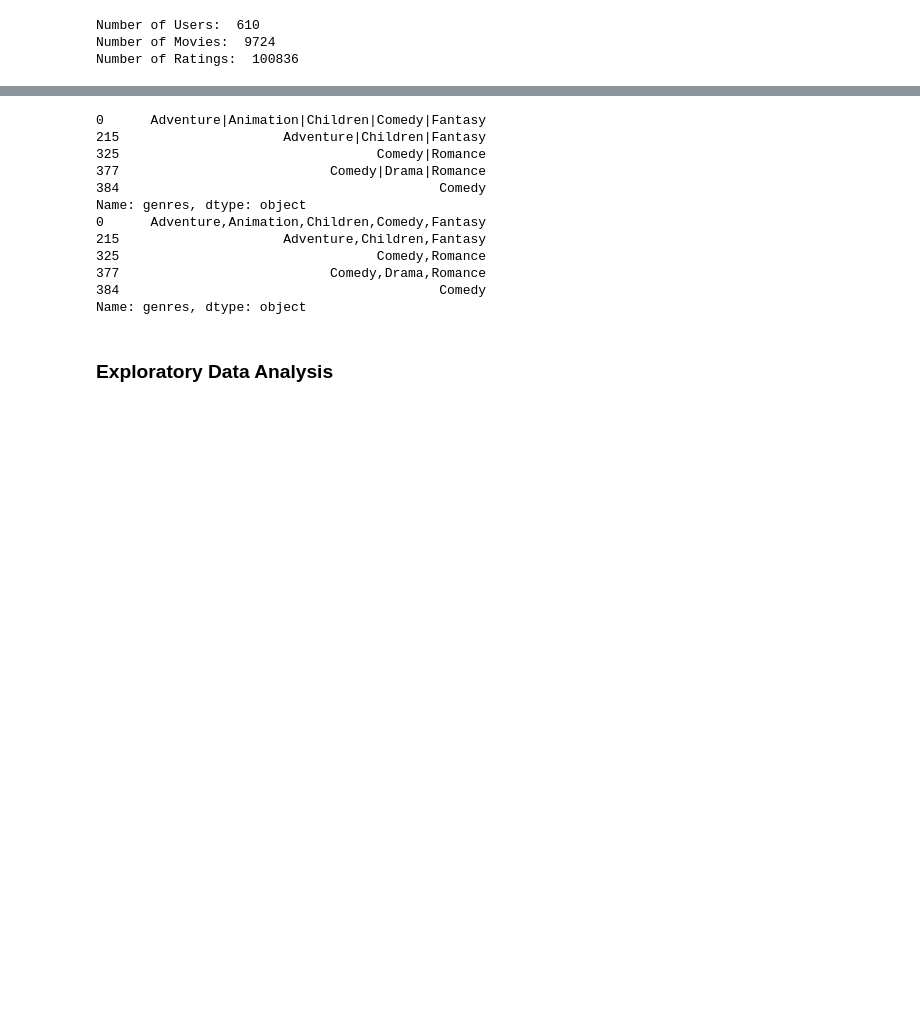
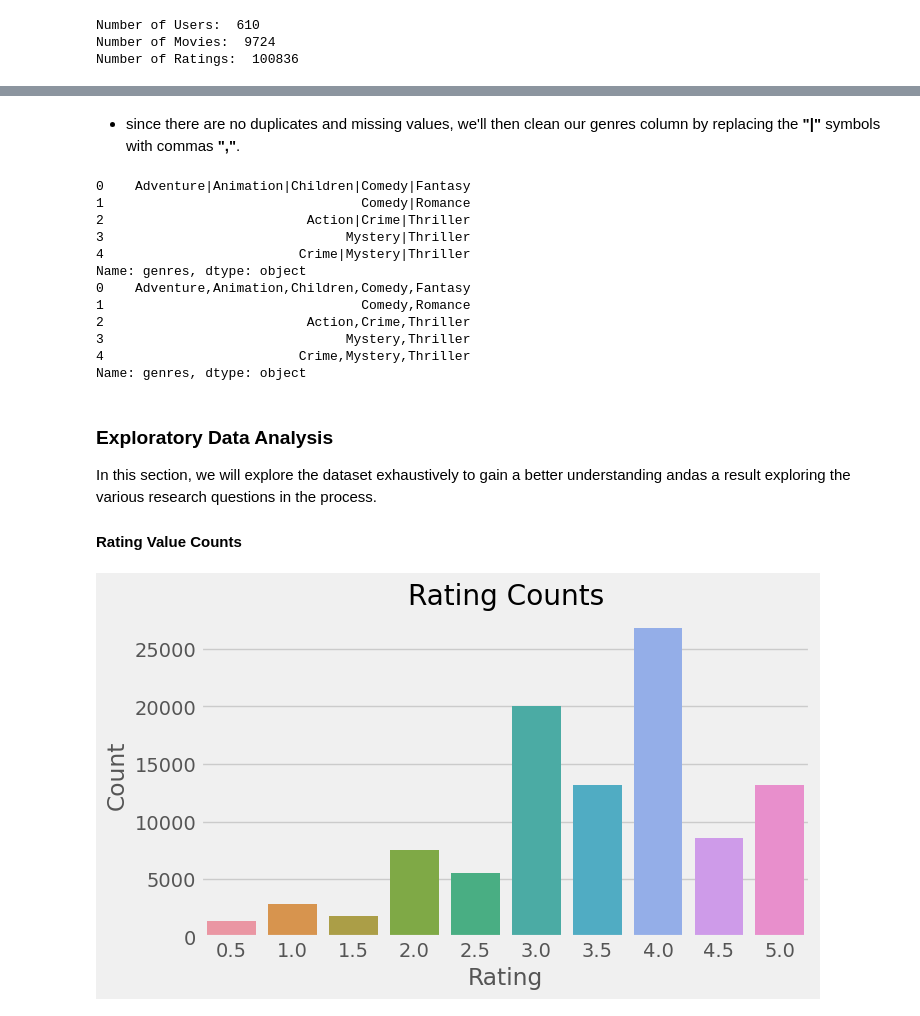
Before and after one commit to sha-ddie/Phase-4-Project, a Jupyter notebook: student.ipynb, the cells around one changed output, grey strips where cells are left out. Drawn from its saved outputs; the diff is of its cells as text; code cells hidden in the pictures; blank space fills up the shorter version.

```diff
--- a/student.ipynb
+++ b/student.ipynb
@@ -142,10 +183,23 @@ movies_df.head()
 # %%
+# defining a fucntion that gives each movie an average rating
+#according to  theall ratings it has received from different users
 
-def avg_rating(movie):
-    mean=movies_df.loc[movies_df.movieId==movie,'rating'].mean()
-    mean=np.round(mean,2)
-    return mean
+def avg_rating(df):
+    """
+    Takes a dataframe as an argument and calculates average rating for each movie
+    across all the users that have rated it
+    """
+# using a for loop to iterate over all the unique movie ids
+    for m_id in df.movieId.unique():
+        mean=df.loc[df.movieId==m_id,'rating'].mean()        # we filter the dataframe for each movie Id and find the mean
+        mean=np.round(mean,2)                                # Round the mean value to 2 decimals
+        # creating a new column called 'avg_rating'
+        df.loc[df.movieId== m_id, ('avg_rating')]=mean       # then assign all the movies with that id with the mean value
 
-# testing the function on the first movie id
-avg_rating(movies_df.movieId[0])
+    # returns the dataframe
+    return df
+
+# running the function on our dataframe
+movies=avg_rating(movies)
+movies.head()
 # %% [output]
@@ -179,22 +227,37 @@ dtype: int64
+# %% [markdown]
+* since there are no duplicates and missing values, we'll then clean our genres column by replacing the **"|"** symbols with commas **","**.
 # %%
 # cleaning the genres column
-print(movie_df.genres[:5])
+print(movies.genres[:5])
 
-#replacing the "|" marks with commas ','
-movie_df.genres=movie_df.genres.apply( lambda x: x.replace('|',','))
-print(movie_df.genres[:5])
+#replacing the "|" marks with commas ',' in the genre column
+movies.genres=movies.genres.apply( lambda x: x.replace('|',','))
+print()
+print(movies.genres[:5])
 # %% [output]
-0      Adventure|Animation|Children|Comedy|Fantasy
-215                     Adventure|Children|Fantasy
-325                                 Comedy|Romance
-377                           Comedy|Drama|Romance
-384                                         Comedy
+0    Adventure|Animation|Children|Comedy|Fantasy
+1                                 Comedy|Romance
+2                          Action|Crime|Thriller
+3                               Mystery|Thriller
+4                         Crime|Mystery|Thriller
 Name: genres, dtype: object
-0      Adventure,Animation,Children,Comedy,Fantasy
-215                     Adventure,Children,Fantasy
-325                                 Comedy,Romance
-377                           Comedy,Drama,Romance
-384                                         Comedy
+0    Adventure,Animation,Children,Comedy,Fantasy
+1                                 Comedy,Romance
+2                          Action,Crime,Thriller
+3                               Mystery,Thriller
+4                         Crime,Mystery,Thriller
 Name: genres, dtype: object
 # %% [markdown]
 ### Exploratory Data Analysis
+In this section, we will explore the dataset exhaustively to gain a better understanding andas a result exploring the various research questions in the process.
+
+#### Rating Value Counts
+# %%
+# plotting the rating counts
+fig, ax=plt.subplots(figsize=(7,4))
+sns.countplot(data=movies , x='rating', ax=ax)
+ax.set_ylabel("Count")
+ax.set_xlabel("Rating")
+ax.set_title("Rating Counts");
+# %% [output]
+[figure, added]
```
Also changed, not shown: parts of 70 cells of this notebook.
